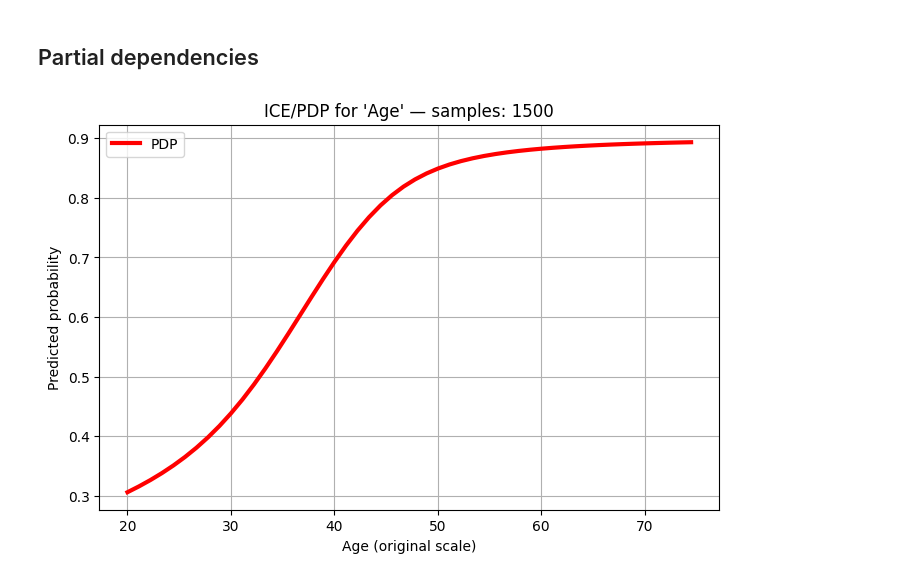
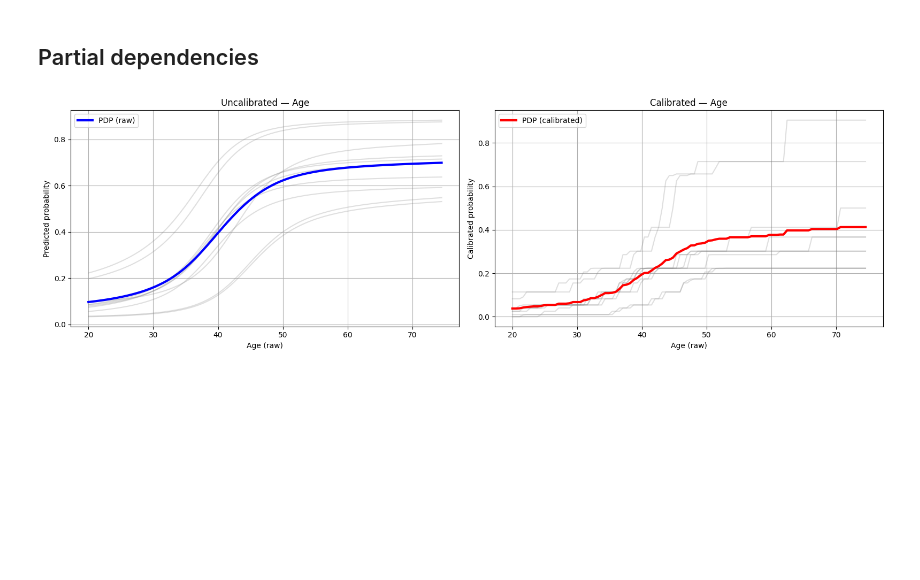
Before and after one commit to ArnauFabregat/probability_estimation, a Jupyter notebook: notebooks/bank_churn/monotonic_nn.ipynb, the cells around one changed output. Cells and saved outputs as stored; diff of their text form; code cells hidden in the pictures; blank space fills up the shorter version.

```diff
--- a/notebooks/bank_churn/monotonic_nn.ipynb
+++ b/notebooks/bank_churn/monotonic_nn.ipynb
@@ -230,16 +229,15 @@ MODE = "pdp"
 # %%
-ice_age = ice_pdp_plot_xgb_or_nn(
+out = ice_pdp_plot(
     model=model,
     X_raw=x_val.values,
     X_std=x_val_std,
     feature_name=FEATURE_NAME,
     all_vars=all_vars,
-    mode=MODE,
-    num_points=50,
-    n_samples=None,
+    num_points=100,
+    n_samples=10,
     calibrator=cal,
-    plot_calibrated=False,
+    model_input_space="standardized",
 )
 # %% [output]
-[figure, old version]
+[figure, new version]
 # %%
```
Also changed, not shown: parts of 10 cells of this notebook, 2 other files.
